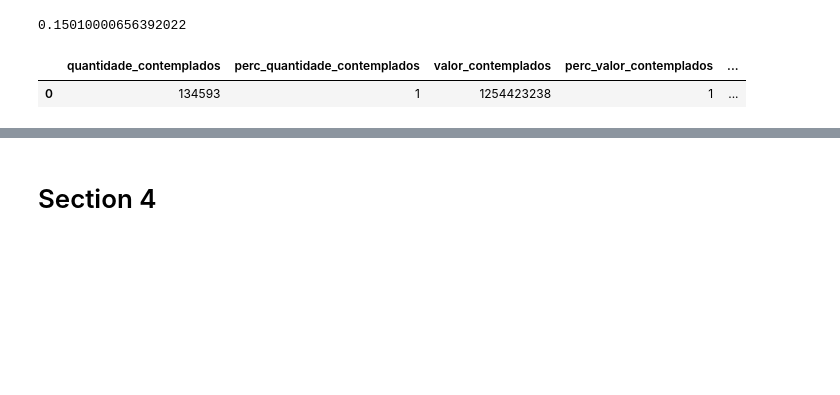
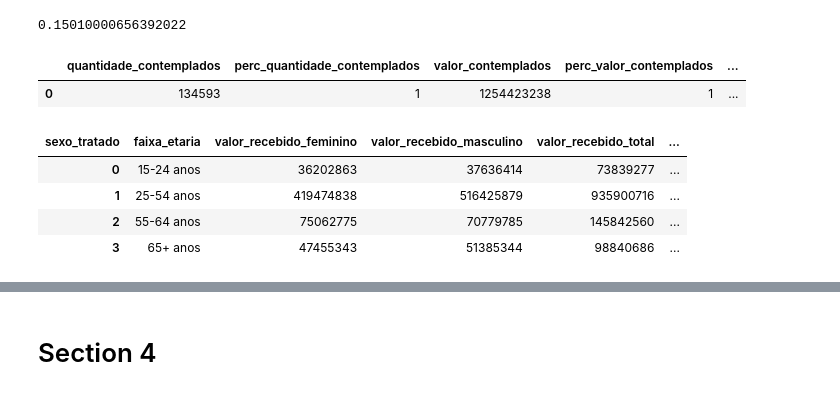
Before and after one commit to SGE-Subsecretaria-de-Gestao-Estrategica/pnab-data-vis, a Jupyter notebook: src/notebooks/gabriel_create_csv.ipynb, the cells around one changed output, grey strips where cells are left out. Cells and saved outputs as stored; diff of their text form; code cells hidden in the pictures; blank space fills up the shorter version.

```diff
--- a/src/notebooks/gabriel_create_csv.ipynb
+++ b/src/notebooks/gabriel_create_csv.ipynb
@@ -445,6 +445,14 @@ df_sexo.head(2)
 # aggregate_valor_quantity_by_age_group_sexo_wide
 df_age_group = person.aggregate_valor_quantity_by_age_group_sexo_wide(df_cubo=df_cubo)
 df_age_group.to_csv(settings.DATA_PATH_SECTION3 / 'aggregate_valor_quantity_by_age_group_sexo_wide.csv')
+# %%
+df_age_group
+# %% [output]
+| sexo_tratado | faixa_etaria | valor_recebido_feminino | valor_recebido_masculino | valor_recebido_total | ... |
+| 0 | 15-24 anos | 36202863 | 37636414 | 73839277 | ... |
+| 1 | 25-54 anos | 419474838 | 516425879 | 935900716 | ... |
+| 2 | 55-64 anos | 75062775 | 70779785 | 145842560 | ... |
+| 3 | 65+ anos | 47455343 | 51385344 | 98840686 | ... |
 # %%
 # aggregate_value_quantity_by_age_group_region_wide
 df_age_region = person.aggregate_value_quantity_by_age_group_region_wide(df_cubo=df_cubo)
```
Also changed, not shown: parts of 4 cells of this notebook, 2 other files.
